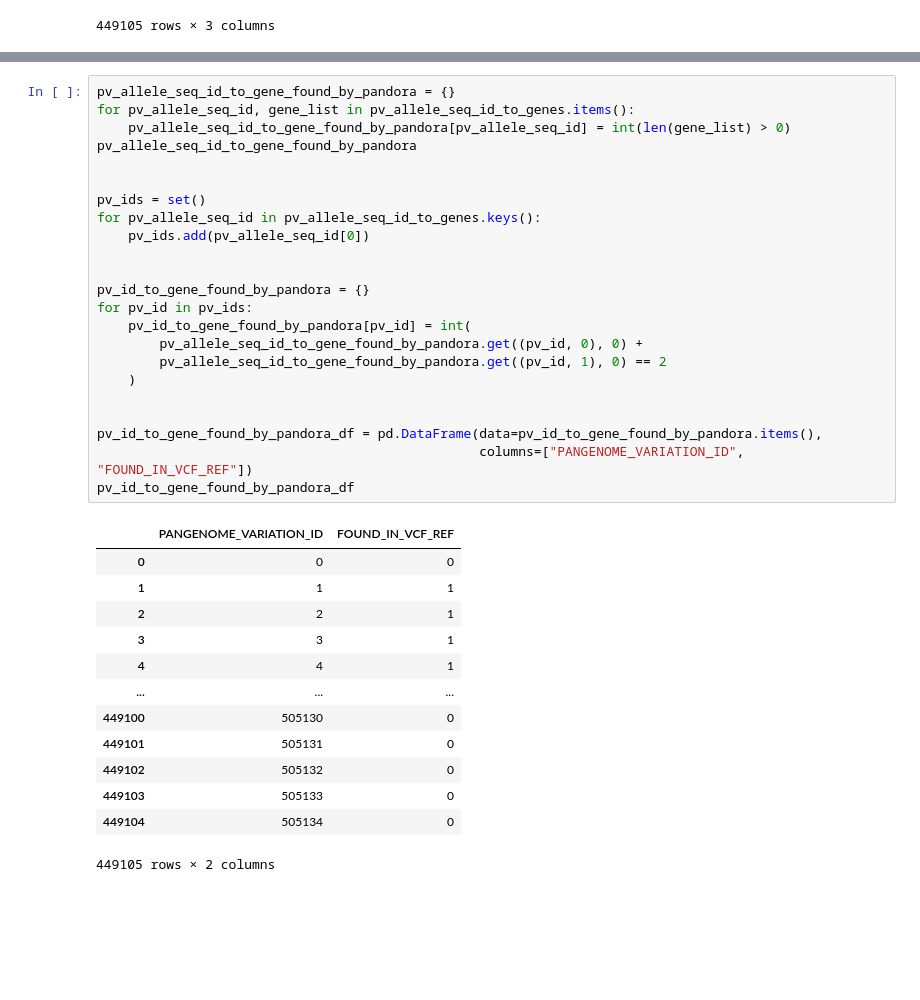
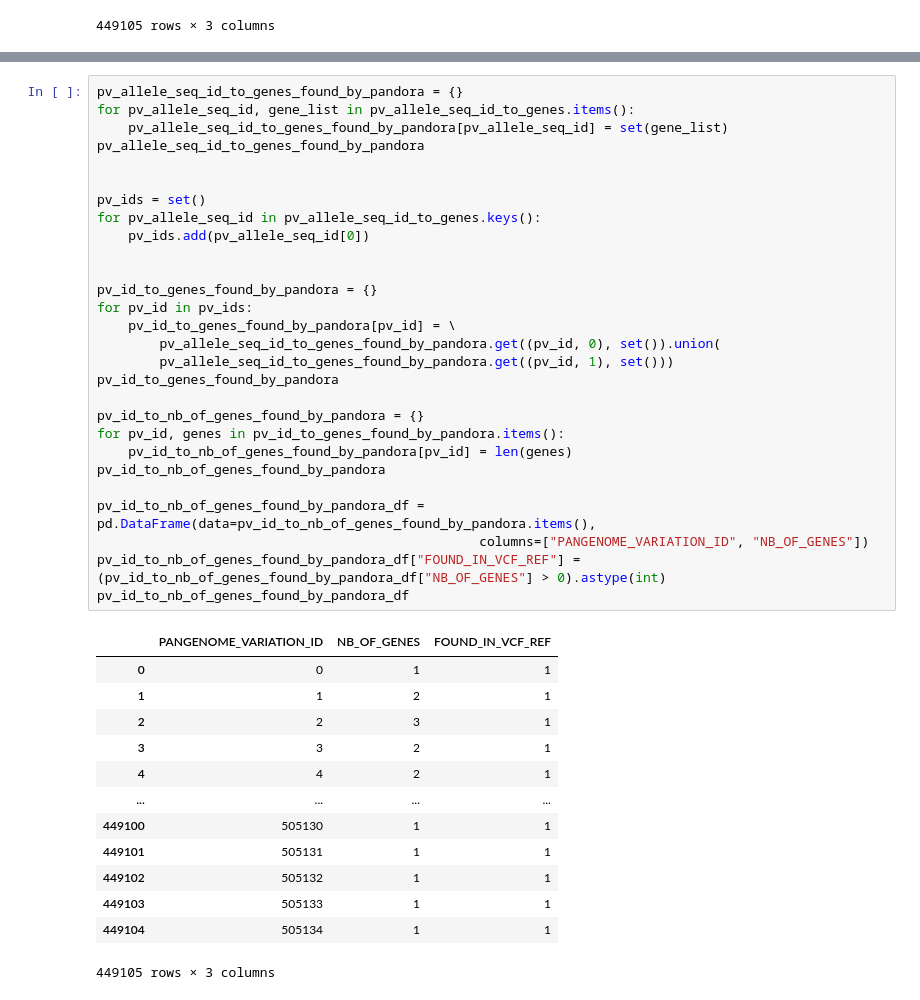
Before and after one commit to leoisl/pandora_paper_roc, a Jupyter notebook: external_scripts/pandora_FN_exploration/pandora_FN_exploration.ipynb, the cells around one changed output, grey strips where cells are left out. Cells and saved outputs as stored; diff of their text form; blank space fills up the shorter version.

```diff
--- a/external_scripts/pandora_FN_exploration/pandora_FN_exploration.ipynb
+++ b/external_scripts/pandora_FN_exploration/pandora_FN_exploration.ipynb
@@ -115,39 +117,44 @@ defaultdict(list,
              (597, 0): ['GC00000282_16'],
              ...})
 # %%
-pv_allele_seq_id_to_gene_found_by_pandora = {}
+pv_allele_seq_id_to_genes_found_by_pandora = {}
 for pv_allele_seq_id, gene_list in pv_allele_seq_id_to_genes.items():
-    pv_allele_seq_id_to_gene_found_by_pandora[pv_allele_seq_id] = int(len(gene_list) > 0)
-pv_allele_seq_id_to_gene_found_by_pandora
+    pv_allele_seq_id_to_genes_found_by_pandora[pv_allele_seq_id] = set(gene_list)
+pv_allele_seq_id_to_genes_found_by_pandora
 
 
 pv_ids = set()
 for pv_allele_seq_id in pv_allele_seq_id_to_genes.keys():
     pv_ids.add(pv_allele_seq_id[0])
 
 
-pv_id_to_gene_found_by_pandora = {}
+pv_id_to_genes_found_by_pandora = {}
 for pv_id in pv_ids:
-    pv_id_to_gene_found_by_pandora[pv_id] = int(
-        pv_allele_seq_id_to_gene_found_by_pandora.get((pv_id, 0), 0) +
-        pv_allele_seq_id_to_gene_found_by_pandora.get((pv_id, 1), 0) == 2
-    )
+    pv_id_to_genes_found_by_pandora[pv_id] = \
+        pv_allele_seq_id_to_genes_found_by_pandora.get((pv_id, 0), set()).union(
+        pv_allele_seq_id_to_genes_found_by_pandora.get((pv_id, 1), set()))
+pv_id_to_genes_found_by_pandora
 
+pv_id_to_nb_of_genes_found_by_pandora = {}
+for pv_id, genes in pv_id_to_genes_found_by_pandora.items():
+    pv_id_to_nb_of_genes_found_by_pandora[pv_id] = len(genes)
+pv_id_to_nb_of_genes_found_by_pandora
 
-pv_id_to_gene_found_by_pandora_df = pd.DataFrame(data=pv_id_to_gene_found_by_pandora.items(),
-                                                 columns=["PANGENOME_VARIATION_ID", "FOUND_IN_VCF_REF"])
-pv_id_to_gene_found_by_pandora_df
+pv_id_to_nb_of_genes_found_by_pandora_df = pd.DataFrame(data=pv_id_to_nb_of_genes_found_by_pandora.items(),
+                                                 columns=["PANGENOME_VARIATION_ID", "NB_OF_GENES"])
+pv_id_to_nb_of_genes_found_by_pandora_df["FOUND_IN_VCF_REF"] = (pv_id_to_nb_of_genes_found_by_pandora_df["NB_OF_GENES"] > 0).astype(int)
+pv_id_to_nb_of_genes_found_by_pandora_df
 # %% [output]
-|  | PANGENOME_VARIATION_ID | FOUND_IN_VCF_REF |
-| 0 | 0 | 0 |
-| 1 | 1 | 1 |
-| 2 | 2 | 1 |
-| 3 | 3 | 1 |
-| 4 | 4 | 1 |
-| ... | ... | ... |
-| 449100 | 505130 | 0 |
-| 449101 | 505131 | 0 |
-| 449102 | 505132 | 0 |
-| 449103 | 505133 | 0 |
-| 449104 | 505134 | 0 |
+|  | PANGENOME_VARIATION_ID | NB_OF_GENES | FOUND_IN_VCF_REF |
+| 0 | 0 | 1 | 1 |
+| 1 | 1 | 2 | 1 |
+| 2 | 2 | 3 | 1 |
+| 3 | 3 | 2 | 1 |
+| 4 | 4 | 2 | 1 |
+| ... | ... | ... | ... |
+| 449100 | 505130 | 1 | 1 |
+| 449101 | 505131 | 1 | 1 |
+| 449102 | 505132 | 1 | 1 |
+| 449103 | 505133 | 1 | 1 |
+| 449104 | 505134 | 1 | 1 |
-449105 rows × 2 columns
+449105 rows × 3 columns
```
Also changed, not shown: parts of 6 cells of this notebook, 2 other files.
